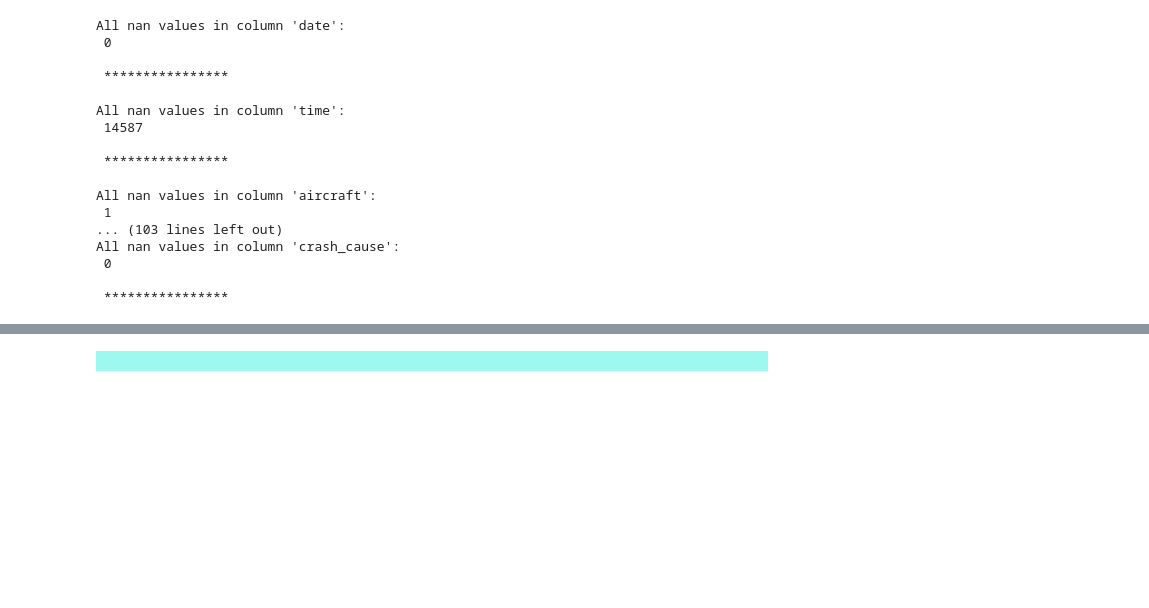
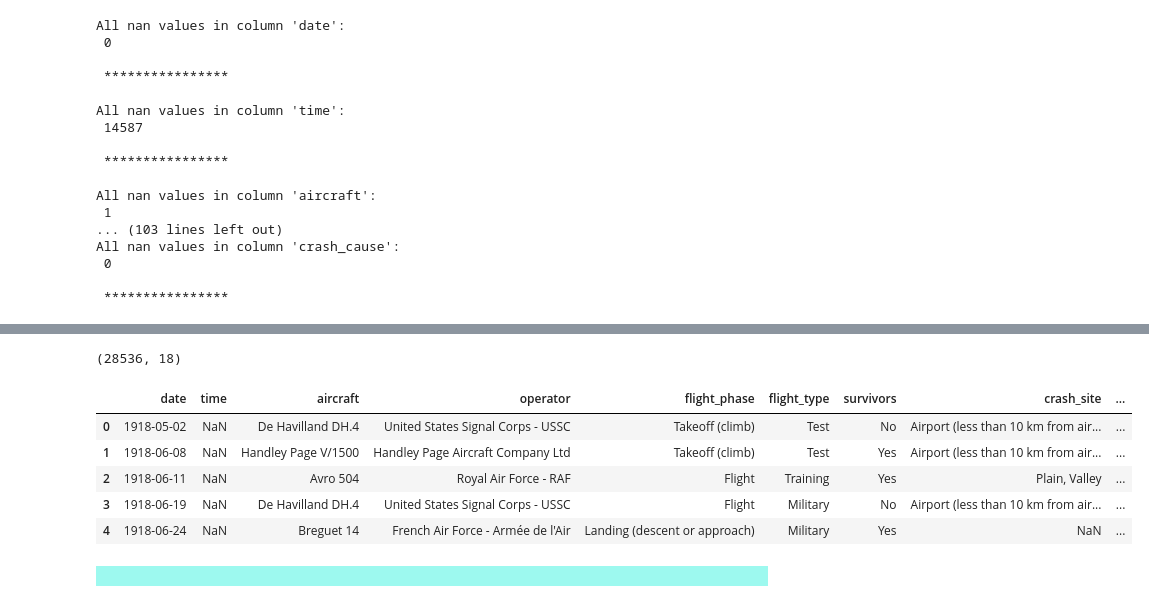
Before and after one commit to petiatodorova/Accidents-in-Aviation-Analysis, a Jupyter notebook: Dataset_1_AAB.ipynb, the cells around one changed output, grey strips where cells are left out. Saved outputs shown, nothing was run; the diff lists cells and outputs as text; code cells hidden in the pictures; blank space fills up the shorter version.

```diff
--- a/Dataset_1_AAB.ipynb
+++ b/Dataset_1_AAB.ipynb
@@ -114,7 +99,7 @@ dtype: object
 #### 2.2.2. Let's make our column names more Pythonic, which means changing names like Event.Id to event_id.
 # %%
 # We will make a new dataset so as not to lose the original
-avioset_aab_low = avioset_aab
+avioset_aab_low = avioset_aab.copy()
 # %%
 def change_col_names(df, old_symbol, new_symbol):
     df.columns = df.columns.str.lower().str.replace(old_symbol, new_symbol)
@@ -210,3 +181,16 @@ All nan values in column 'crash_cause':
+# %%
+avioset = avioset_aab_low[['date', 'time', 'aircraft', 'operator', 'flight_phase', 'flight_type', 'survivors', 'crash_site', 'crash_location', 'country', 'region', 'crew_on_board', 'crew_fatalities', 'pax_on_board', 'pax_fatalities', 'other_fatalities','total_fatalities', 'crash_cause']]
+
+print(avioset.shape)
+avioset.head()
+# %% [output]
+(28536, 18)
+|  | date | time | aircraft | operator | flight_phase | flight_type | survivors | crash_site | ... |
+| 0 | 1918-05-02 | NaN | De Havilland DH.4 | United States Signal Corps - USSC | Takeoff (climb) | Test | No | Airport (less than 10 km from air... | ... |
+| 1 | 1918-06-08 | NaN | Handley Page V/1500 | Handley Page Aircraft Company Ltd | Takeoff (climb) | Test | Yes | Airport (less than 10 km from air... | ... |
+| 2 | 1918-06-11 | NaN | Avro 504 | Royal Air Force - RAF | Flight | Training | Yes | Plain, Valley | ... |
+| 3 | 1918-06-19 | NaN | De Havilland DH.4 | United States Signal Corps - USSC | Flight | Military | No | Airport (less than 10 km from air... | ... |
+| 4 | 1918-06-24 | NaN | Breguet 14 | French Air Force - Armée de l'Air | Landing (descent or approach) | Military | Yes | NaN | ... |
 # %% [markdown]
 <div style="background-color: #9df9ef; padding: 10px;"></div>
 # %% [markdown]
```
Also changed, not shown: parts of 10 cells of this notebook.
